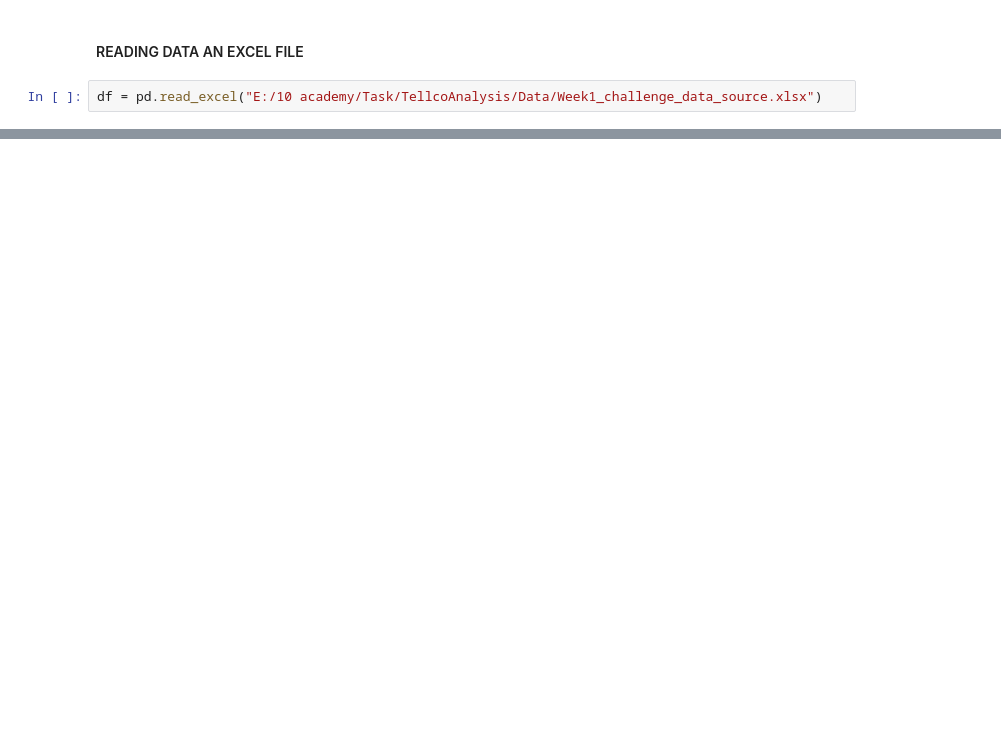
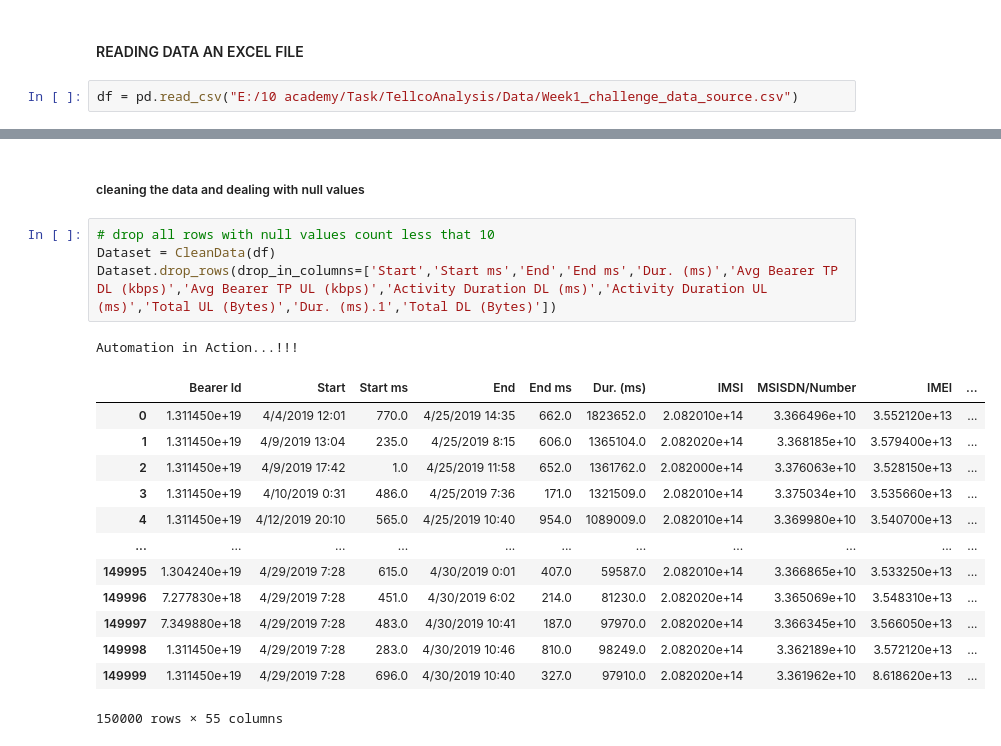
Before and after one commit to celine-kanagwa/Telco_analysis, a Jupyter notebook: Notebook/Untitled.ipynb, the cells around one changed output, grey strips where cells are left out. Drawn from its saved outputs; the diff is of its cells as text; blank space fills up the shorter version.

Commit message:
Data cleaning

```diff
--- a/Notebook/Untitled.ipynb
+++ b/Notebook/Untitled.ipynb
@@ -10,4 +17,4 @@ import seaborn as sns
 # %% [markdown]
 #### READING DATA AN EXCEL FILE
 # %%
-df = pd.read_excel("E:/10 academy/Task/TellcoAnalysis/Data/Week1_challenge_data_source.xlsx")
+df = pd.read_csv("E:/10 academy/Task/TellcoAnalysis/Data/Week1_challenge_data_source.csv")
@@ -29,0 +111,21 @@ df
+# %% [markdown]
+##### cleaning the data and dealing with null values
+# %%
+# drop all rows with null values count less that 10
+Dataset = CleanData(df)
+Dataset.drop_rows(drop_in_columns=['Start','Start ms','End','End ms','Dur. (ms)','Avg Bearer TP DL (kbps)','Avg Bearer TP UL (kbps)','Activity Duration DL (ms)','Activity Duration UL (ms)','Total UL (Bytes)','Dur. (ms).1','Total DL (Bytes)'])
+# %% [output]
+Automation in Action...!!!
+|  | Bearer Id | Start | Start ms | End | End ms | Dur. (ms) | IMSI | MSISDN/Number | IMEI | ... |
+| 0 | 1.311450e+19 | 4/4/2019 12:01 | 770.0 | 4/25/2019 14:35 | 662.0 | 1823652.0 | 2.082010e+14 | 3.366496e+10 | 3.552120e+13 | ... |
+| 1 | 1.311450e+19 | 4/9/2019 13:04 | 235.0 | 4/25/2019 8:15 | 606.0 | 1365104.0 | 2.082020e+14 | 3.368185e+10 | 3.579400e+13 | ... |
+| 2 | 1.311450e+19 | 4/9/2019 17:42 | 1.0 | 4/25/2019 11:58 | 652.0 | 1361762.0 | 2.082000e+14 | 3.376063e+10 | 3.528150e+13 | ... |
+| 3 | 1.311450e+19 | 4/10/2019 0:31 | 486.0 | 4/25/2019 7:36 | 171.0 | 1321509.0 | 2.082010e+14 | 3.375034e+10 | 3.535660e+13 | ... |
+| 4 | 1.311450e+19 | 4/12/2019 20:10 | 565.0 | 4/25/2019 10:40 | 954.0 | 1089009.0 | 2.082010e+14 | 3.369980e+10 | 3.540700e+13 | ... |
+| ... | ... | ... | ... | ... | ... | ... | ... | ... | ... | ... |
+| 149995 | 1.304240e+19 | 4/29/2019 7:28 | 615.0 | 4/30/2019 0:01 | 407.0 | 59587.0 | 2.082010e+14 | 3.366865e+10 | 3.533250e+13 | ... |
+| 149996 | 7.277830e+18 | 4/29/2019 7:28 | 451.0 | 4/30/2019 6:02 | 214.0 | 81230.0 | 2.082020e+14 | 3.365069e+10 | 3.548310e+13 | ... |
+| 149997 | 7.349880e+18 | 4/29/2019 7:28 | 483.0 | 4/30/2019 10:41 | 187.0 | 97970.0 | 2.082020e+14 | 3.366345e+10 | 3.566050e+13 | ... |
+| 149998 | 1.311450e+19 | 4/29/2019 7:28 | 283.0 | 4/30/2019 10:46 | 810.0 | 98249.0 | 2.082020e+14 | 3.362189e+10 | 3.572120e+13 | ... |
+| 149999 | 1.311450e+19 | 4/29/2019 7:28 | 696.0 | 4/30/2019 10:40 | 327.0 | 97910.0 | 2.082020e+14 | 3.361962e+10 | 8.618620e+13 | ... |
+150000 rows × 55 columns
```
Also changed, not shown: parts of 14 cells of this notebook, 5 other files.
